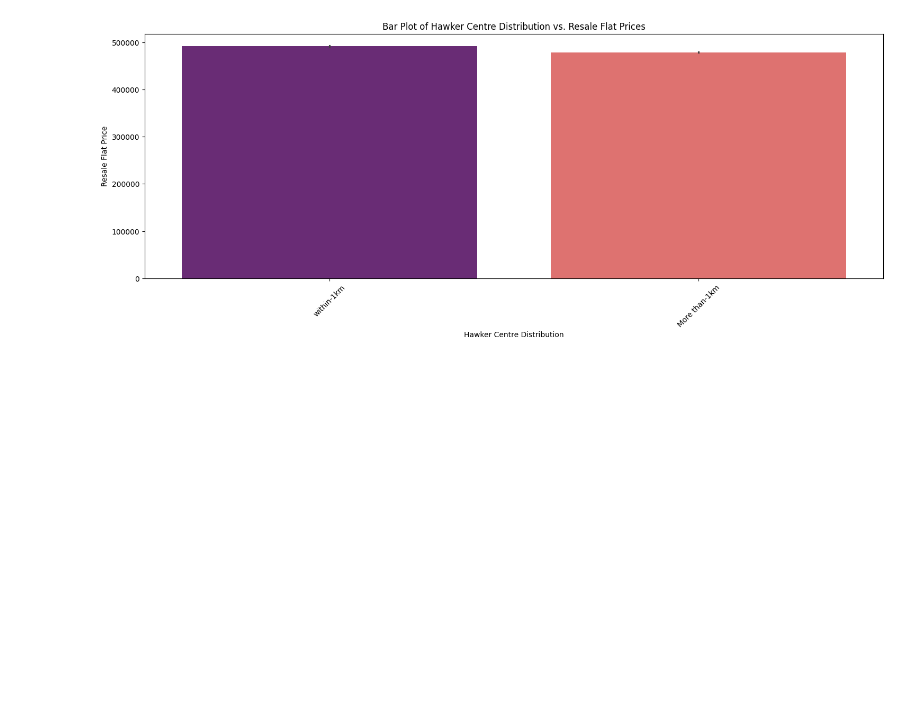
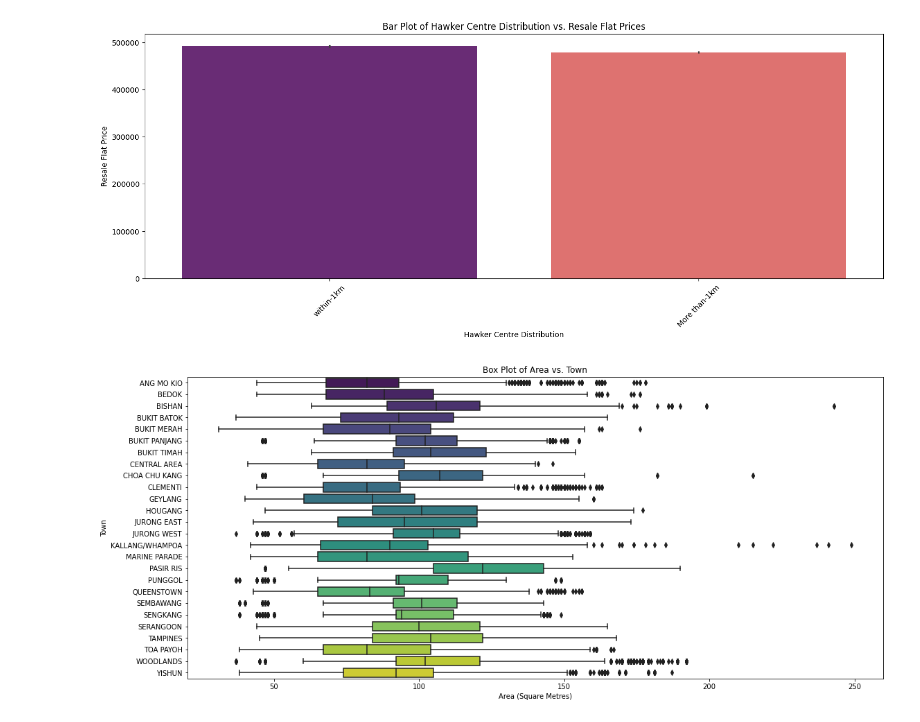
Before and after one commit to DheepthaRajesh/dheeptha_rajesh, a Jupyter notebook: Final-Predict-Public-Housing-Prices.ipynb, the cells around one changed output. Drawn from its saved outputs; the diff is of its cells as text; code cells hidden in the pictures; blank space fills up the shorter version.

```diff
--- a/Final-Predict-Public-Housing-Prices.ipynb
+++ b/Final-Predict-Public-Housing-Prices.ipynb
@@ -369,3 +391,16 @@ plt.xticks(rotation=45)
 plt.show()
 # %% [output]
 [figure]
+# %%
+# Box Plot to compare floor area ('Area') and town ('Town') - one categorical and one continuous variable
+# To visualise how the floor areas of properties vary across different towns
+plt.figure(figsize=(18, 8))
+
+sns.boxplot(x='FloorAreaSqm', y='Town', data=df_final, palette='viridis')
+plt.title('Box Plot of Area vs. Town')
+plt.xlabel('Area (Square Metres)')
+plt.ylabel('Town')
+
+plt.show()
+# %% [output]
+[figure, added]
```
Also changed, not shown: parts of 2 cells of this notebook.
